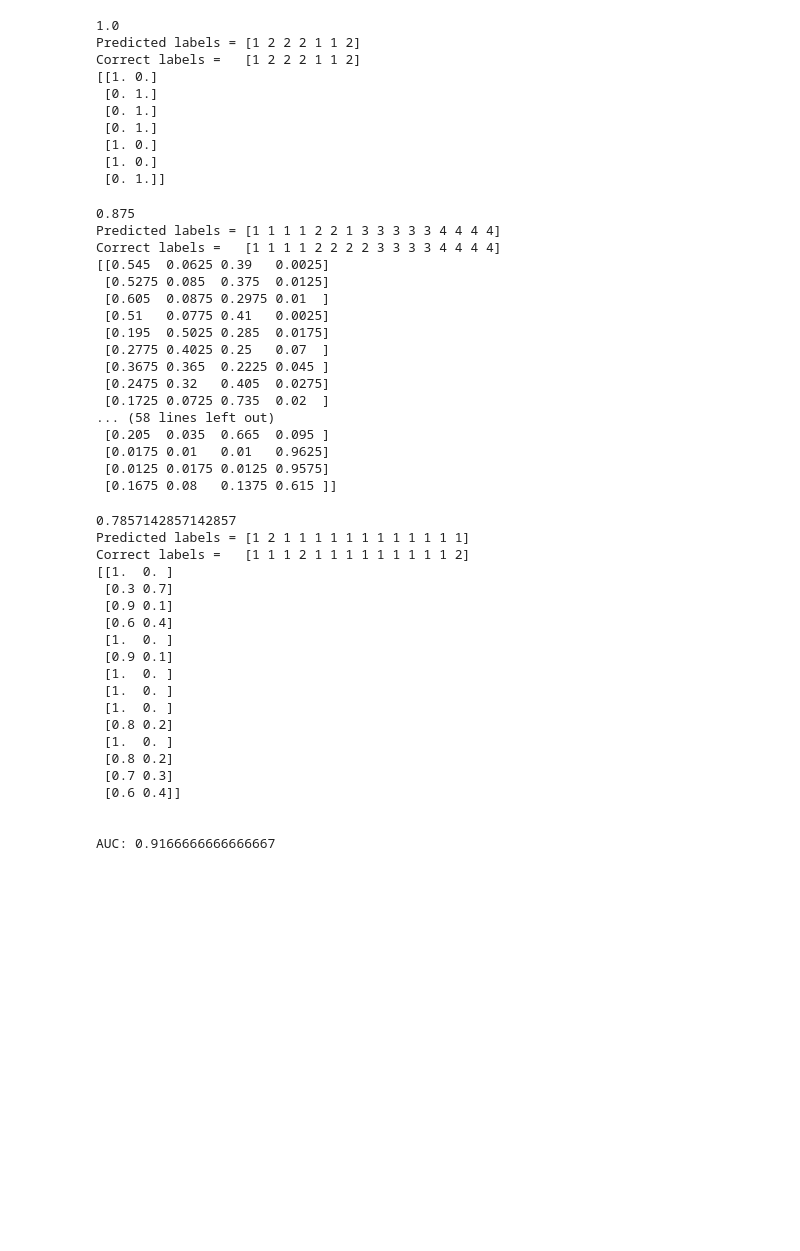
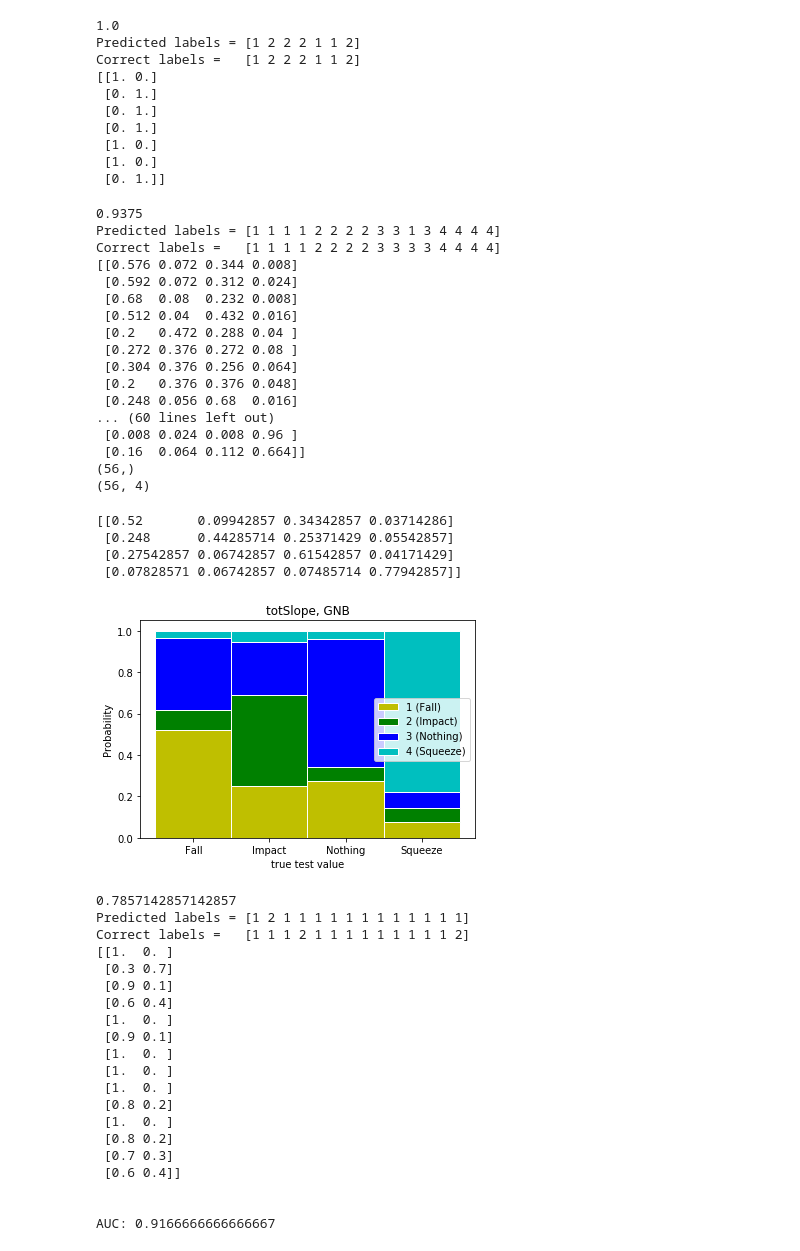
Before and after one commit to yash181/Tensegrity-HRI, a Jupyter notebook: AlbertDP.ipynb, the cells around one changed output. Saved outputs shown, nothing was run; the diff lists cells and outputs as text; code cells hidden in the pictures; blank space fills up the shorter version.

```diff
--- a/AlbertDP.ipynb
+++ b/AlbertDP.ipynb
@@ -312,34 +391,55 @@ Correct labels =   [1 2 2 2 1 1 2]
  [0. 1.]]
 # %%
 # Random Forest
-
+y_pred_tot = []
+y_test_tot = []
+all_probs = []
 for train_index, test_index in skf.split(X, y):
     X_train, X_test, y_train, y_test = X[train_index], X[test_index], y[train_index], y[test_index]
-    nb = RandomForestClassifier(n_estimators = 400).fit(X_train, y_train)
+    nb = RandomForestClassifier(n_estimators = 125).fit(X_train, y_train)
+    print("\n")
     print(nb.score(X_test, y_test))
     y_pred = nb.predict(X_test)
+    y_pred_tot.extend(y_pred)
+    y_test_tot.extend(y_test)
     print("Predicted labels = " + str(y_pred))
     print("Correct labels =   " + str(y_test))
     print(nb.predict_proba(X_test))
-    print('\n')
+    if len(all_probs) == 0:
+        all_probs = nb.predict_proba(X_test)
+    else:
+        all_probs = np.append(all_probs, nb.predict_proba(X_test), axis = 0)
+
+print(np.shape(y_test_tot))
+print(np.shape(all_probs))
 # %% [output]
-0.875
-Predicted labels = [1 1 1 1 2 2 1 3 3 3 3 3 4 4 4 4]
+0.9375
+Predicted labels = [1 1 1 1 2 2 2 2 3 3 1 3 4 4 4 4]
 Correct labels =   [1 1 1 1 2 2 2 2 3 3 3 3 4 4 4 4]
-[[0.545  0.0625 0.39   0.0025]
- [0.5275 0.085  0.375  0.0125]
- [0.605  0.0875 0.2975 0.01  ]
- [0.51   0.0775 0.41   0.0025]
- [0.195  0.5025 0.285  0.0175]
- [0.2775 0.4025 0.25   0.07  ]
- [0.3675 0.365  0.2225 0.045 ]
- [0.2475 0.32   0.405  0.0275]
- [0.1725 0.0725 0.735  0.02  ]
-... (58 lines left out)
- [0.205  0.035  0.665  0.095 ]
- [0.0175 0.01   0.01   0.9625]
- [0.0125 0.0175 0.0125 0.9575]
- [0.1675 0.08   0.1375 0.615 ]]
+[[0.576 0.072 0.344 0.008]
+ [0.592 0.072 0.312 0.024]
+ [0.68  0.08  0.232 0.008]
+ [0.512 0.04  0.432 0.016]
+ [0.2   0.472 0.288 0.04 ]
+ [0.272 0.376 0.272 0.08 ]
+ [0.304 0.376 0.256 0.064]
+ [0.2   0.376 0.376 0.048]
+ [0.248 0.056 0.68  0.016]
+... (60 lines left out)
+ [0.008 0.024 0.008 0.96 ]
+ [0.16  0.064 0.112 0.664]]
+(56,)
+(56, 4)
+# %%
+prob_mat = prob_matrix(all_probs, y_test_tot)
+print(prob_mat)
+generate_plot(prob_mat, 'totSlope, GNB')
+# %% [output]
+[[0.52       0.09942857 0.34342857 0.03714286]
+ [0.248      0.44285714 0.25371429 0.05542857]
+ [0.27542857 0.06742857 0.61542857 0.04171429]
+ [0.07828571 0.06742857 0.07485714 0.77942857]]
+[figure, added]
 # %%
 # Comparing labels for ROC Curve
 twoLabels = np.concatenate((l1, l2, l1, l1), axis = 0)
```
Also changed, not shown: parts of 7 cells of this notebook, 2 other files.
